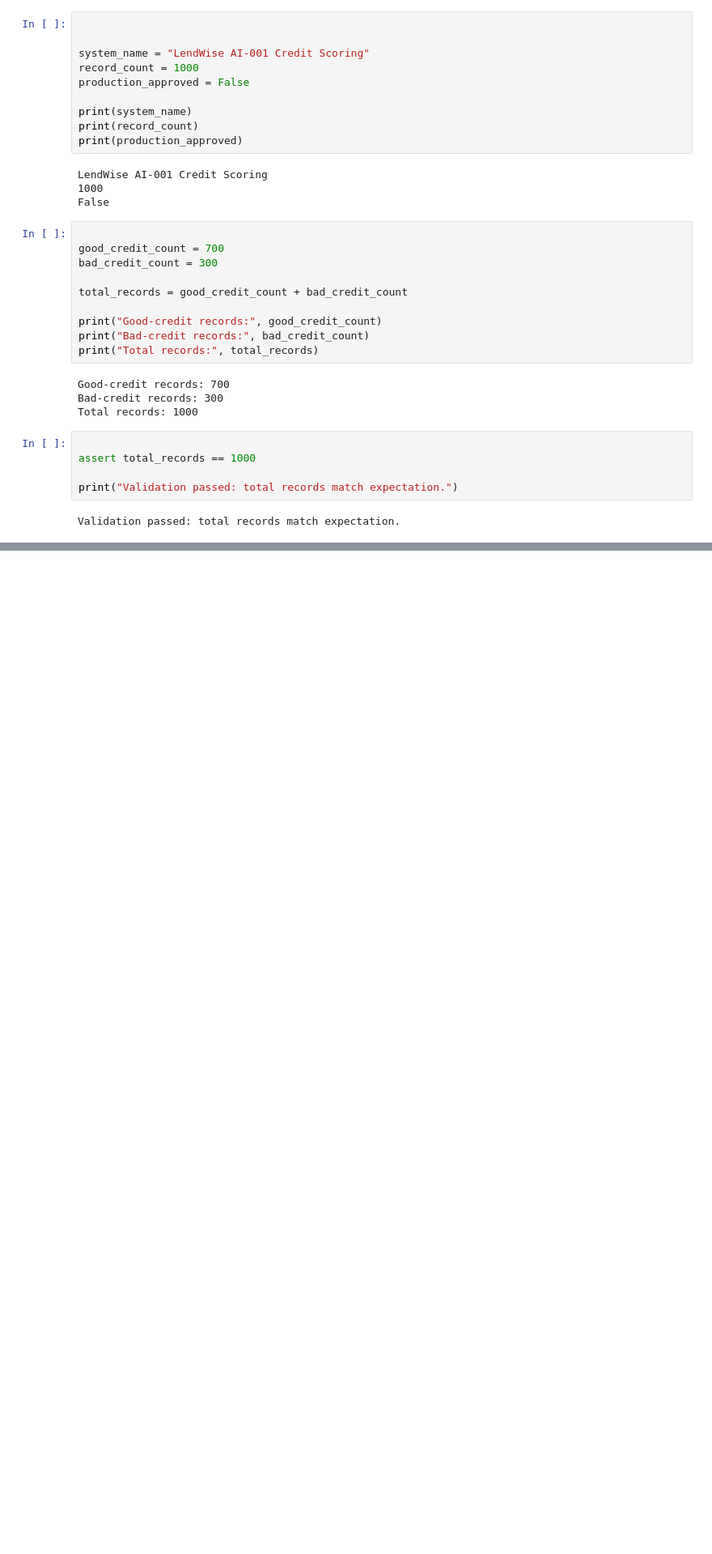
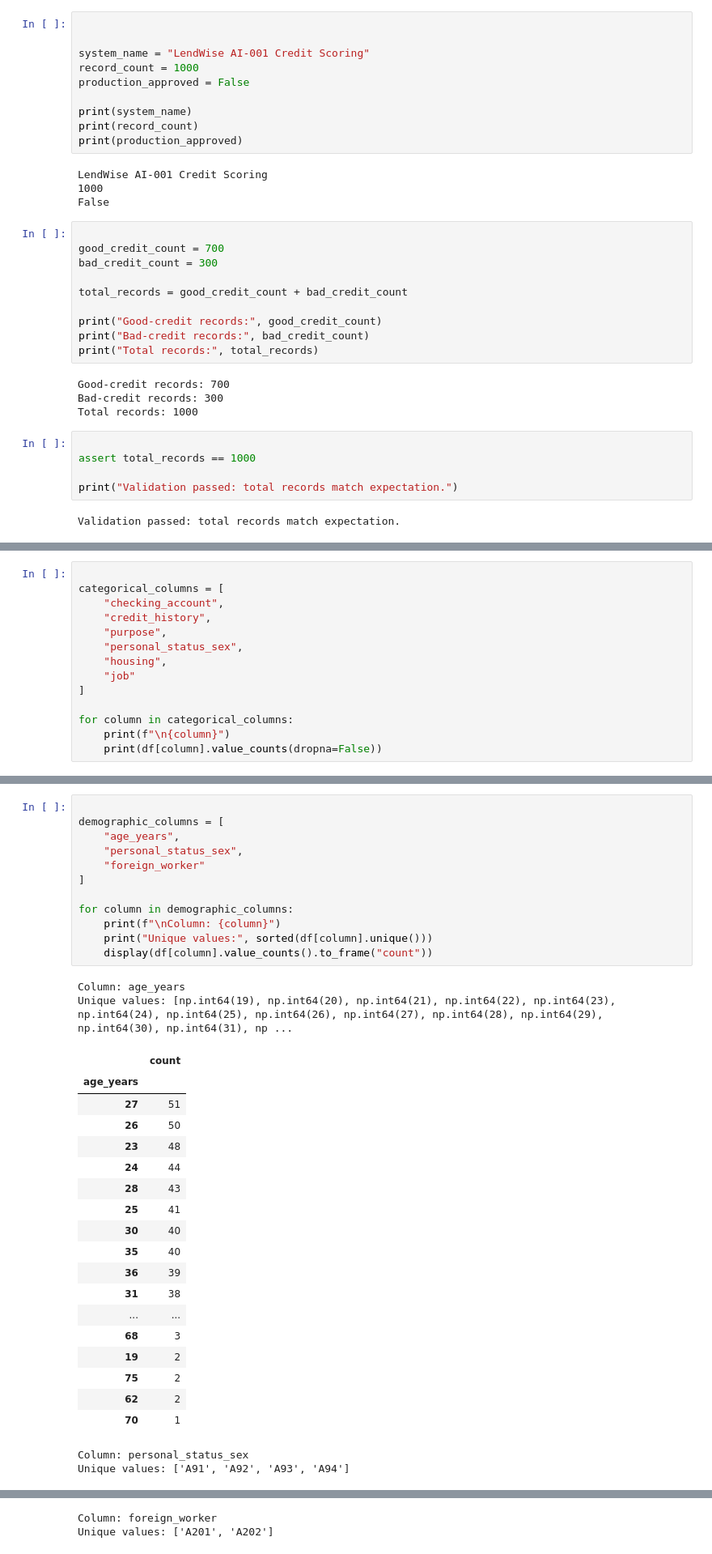
Before and after one commit to Raj171053/LendWise-AI-Governance-Program, a Jupyter notebook: LendWise_Model_Audit.ipynb, the cells around one changed output, grey strips where cells are left out. Shown at 81% size. Saved outputs shown, nothing was run; the diff lists cells and outputs as text; blank space fills up the shorter version.

```diff
--- a/LendWise_Model_Audit.ipynb
+++ b/LendWise_Model_Audit.ipynb
@@ -37,0 +298,14 @@ Validation passed: total records match expectation.
+# %%
+
+categorical_columns = [
+    "checking_account",
+    "credit_history",
+    "purpose",
+    "personal_status_sex",
+    "housing",
+    "job"
+]
+
+for column in categorical_columns:
+    print(f"\n{column}")
+    print(df[column].value_counts(dropna=False))
@@ -37,0 +714,35 @@ Validation passed: total records match expectation.
+# %%
+
+demographic_columns = [
+    "age_years",
+    "personal_status_sex",
+    "foreign_worker"
+]
+
+for column in demographic_columns:
+    print(f"\nColumn: {column}")
+    print("Unique values:", sorted(df[column].unique()))
+    display(df[column].value_counts().to_frame("count"))
+# %% [output]
+Column: age_years
+Unique values: [np.int64(19), np.int64(20), np.int64(21), np.int64(22), np.int64(23), np.int64(24), np.int64(25), np.int64(26), np.int64(27), np.int64(28), np.int64(29), np.int64(30), np.int64(31), np ...
+|  | count |
+| age_years |  |
+| 27 | 51 |
+| 26 | 50 |
+| 23 | 48 |
+| 24 | 44 |
+| 28 | 43 |
+| 25 | 41 |
+| 30 | 40 |
+| 35 | 40 |
+| 36 | 39 |
+| 31 | 38 |
+| ... | ... |
+| 68 | 3 |
+| 19 | 2 |
+| 75 | 2 |
+| 62 | 2 |
+| 70 | 1 |
+Column: personal_status_sex
+Unique values: ['A91', 'A92', 'A93', 'A94']
@@ -37,0 +755,2 @@ Validation passed: total records match expectation.
+Column: foreign_worker
+Unique values: ['A201', 'A202']
```
Also changed, not shown: parts of 48 cells of this notebook.
